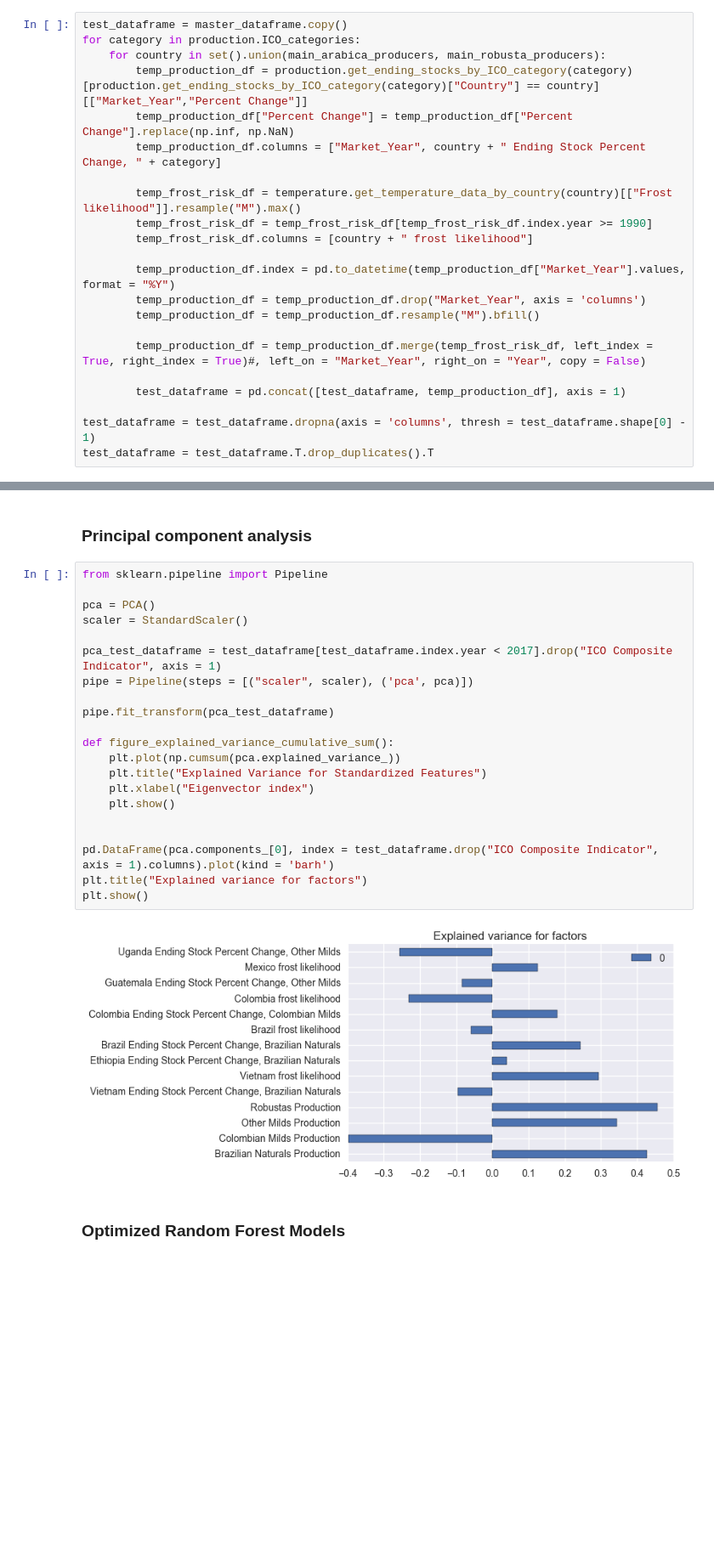
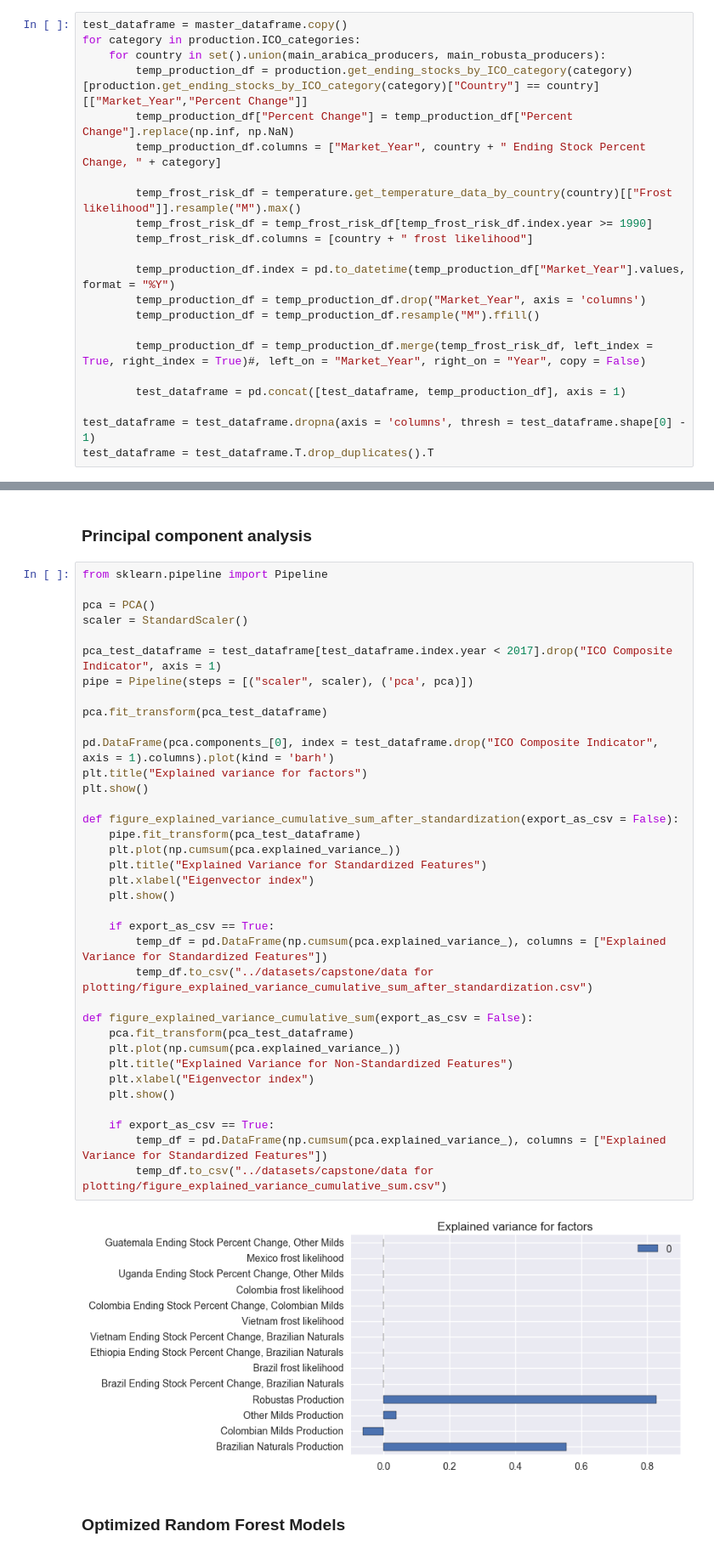
Before and after one commit to mohsseha/DSI-BOS-students, a Jupyter notebook: ntmitchell/capstone project/capstone-technical-report.ipynb, the cells around one changed output, grey strips where cells are left out. Shown at 85% size. Drawn from its saved outputs; the diff is of its cells as text; blank space fills up the shorter version.

```diff
--- a/ntmitchell/capstone project/capstone-technical-report.ipynb
+++ b/ntmitchell/capstone project/capstone-technical-report.ipynb
@@ -246,7 +277,7 @@ for category in production.ICO_categories:
 
         temp_production_df.index = pd.to_datetime(temp_production_df["Market_Year"].values, format = "%Y")
         temp_production_df = temp_production_df.drop("Market_Year", axis = 'columns')
-        temp_production_df = temp_production_df.resample("M").bfill()
+        temp_production_df = temp_production_df.resample("M").ffill()
 
         temp_production_df = temp_production_df.merge(temp_frost_risk_df, left_index = True, right_index = True)#, left_on = "Market_Year", right_on = "Year", copy = False)
 
@@ -294,25 +328,40 @@ test_dataframe.ix[1:, "ICO Composite Indicator"].to_frame().pct_change().dropna(
 # %%
 from sklearn.pipeline import Pipeline
 
 pca = PCA()
 scaler = StandardScaler()
 
 pca_test_dataframe = test_dataframe[test_dataframe.index.year < 2017].drop("ICO Composite Indicator", axis = 1)
 pipe = Pipeline(steps = [("scaler", scaler), ('pca', pca)])
 
-pipe.fit_transform(pca_test_dataframe)
+pca.fit_transform(pca_test_dataframe)
 
-def figure_explained_variance_cumulative_sum():
+pd.DataFrame(pca.components_[0], index = test_dataframe.drop("ICO Composite Indicator", axis = 1).columns).plot(kind = 'barh')
+plt.title("Explained variance for factors")
+plt.show()
+
+def figure_explained_variance_cumulative_sum_after_standardization(export_as_csv = False):
+    pipe.fit_transform(pca_test_dataframe)
     plt.plot(np.cumsum(pca.explained_variance_))
     plt.title("Explained Variance for Standardized Features")
     plt.xlabel("Eigenvector index")
     plt.show()
 
+    if export_as_csv == True:
+        temp_df = pd.DataFrame(np.cumsum(pca.explained_variance_), columns = ["Explained Variance for Standardized Features"])
+        temp_df.to_csv("../datasets/capstone/data for plotting/figure_explained_variance_cumulative_sum_after_standardization.csv")
 
-pd.DataFrame(pca.components_[0], index = test_dataframe.drop("ICO Composite Indicator", axis = 1).columns).plot(kind = 'barh')
-plt.title("Explained variance for factors")
-plt.show()
+def figure_explained_variance_cumulative_sum(export_as_csv = False):
+    pca.fit_transform(pca_test_dataframe)
+    plt.plot(np.cumsum(pca.explained_variance_))
+    plt.title("Explained Variance for Non-Standardized Features")
+    plt.xlabel("Eigenvector index")
+    plt.show()
+
+    if export_as_csv == True:
+        temp_df = pd.DataFrame(np.cumsum(pca.explained_variance_), columns = ["Explained Variance for Standardized Features"])
+        temp_df.to_csv("../datasets/capstone/data for plotting/figure_explained_variance_cumulative_sum.csv")
 # %% [output]
-[figure, old version]
+[figure, new version]
 # %% [markdown]
 ### Optimized Random Forest Models
```
Also changed, not shown: parts of 24 cells of this notebook, 1 other file.
